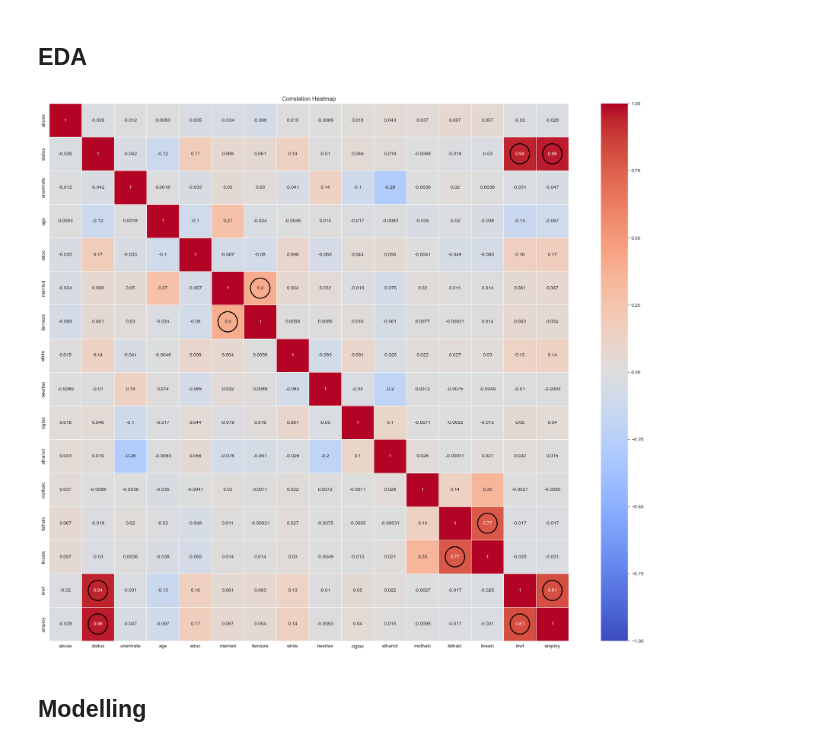
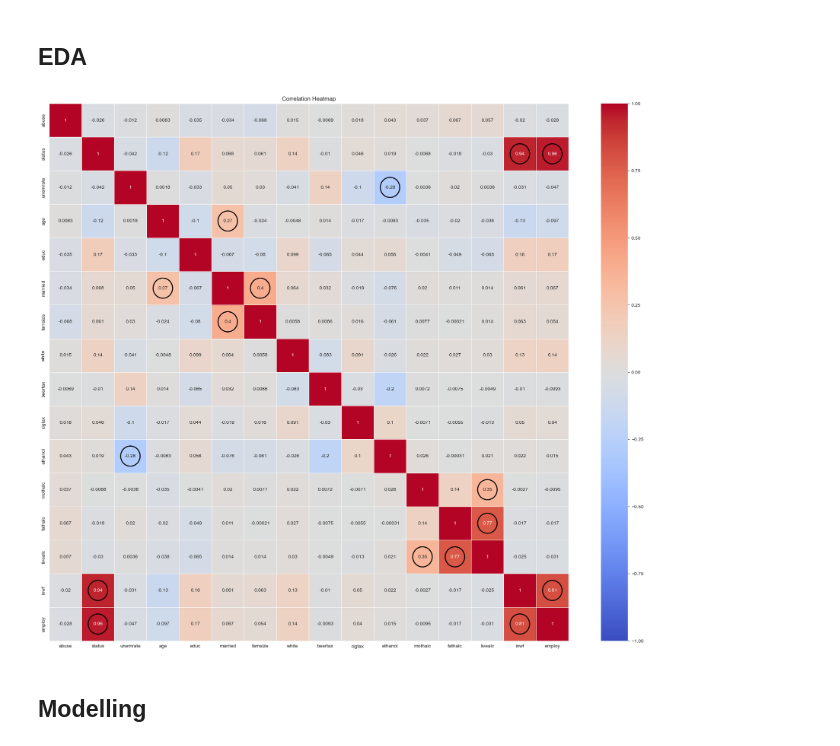
Before and after one commit to RPChinhara/alcohol_abuse_employment, a Jupyter notebook: main.ipynb, the cells around one changed output. Saved outputs shown, nothing was run; the diff lists cells and outputs as text; code cells hidden in the pictures.

```diff
--- a/main.ipynb
+++ b/main.ipynb
@@ -49,25 +49,25 @@ fig.show(renderer='browser')
 # %%
 from matplotlib.patches import Circle
 # Heatmap
 data_heatmap = data.copy()
 drop_cols = ['agesq', 'beertaxsq', 'cigtaxsq', 'ethanolsq', 'educsq', 'qrt1', 'qrt2', 'qrt3', 'northeast',
             'midwest', 'south', 'centcity', 'outercity', 'exhealth', 'vghealth', 'goodhealth','fairhealth']
 data_heatmap = data_heatmap.drop(drop_cols, axis=1)
 corr = data_heatmap.corr()
 
 plt.figure(figsize=(24,20))
 ax = sns.heatmap(corr, annot=True, cmap='coolwarm', linewidths=0.5, vmin=-1, vmax=1)
 
 # Loop through the matrix and draw circles for |corr| > 0.5
 for i in range(len(corr)):
     for j in range(len(corr)):
-        if abs(corr.iloc[i,j]) > 0.4 and i != j:
+        if abs(corr.iloc[i,j]) > 0.2 and i != j:
             ax.add_patch(Circle((j+0.5, i+0.5), 0.3, fill=False, edgecolor='black', lw=2))
 
 plt.title('Correlation Heatmap')
 plt.show()
 # %% [output]
-[figure, old version]
+[figure, new version]
 # %% [markdown]
 ## Modelling
 # %% [markdown]
```
